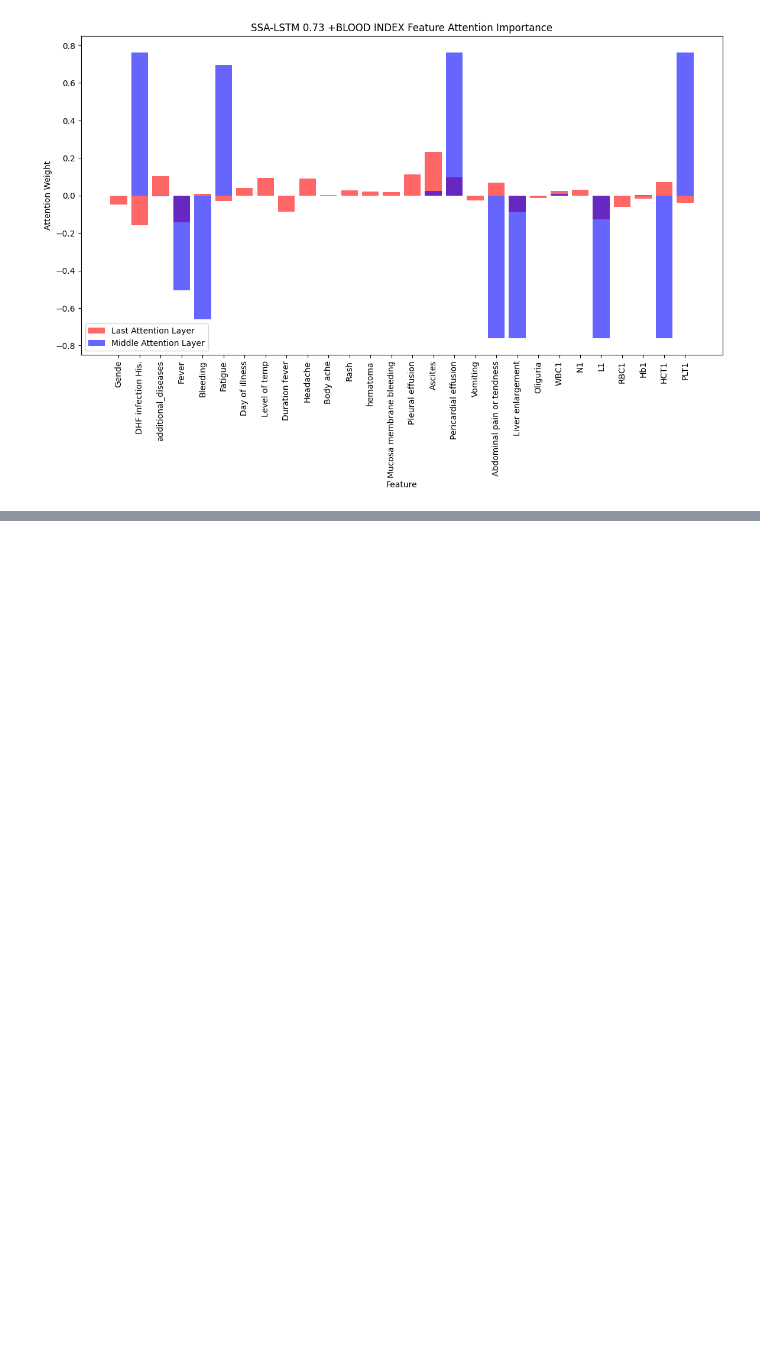
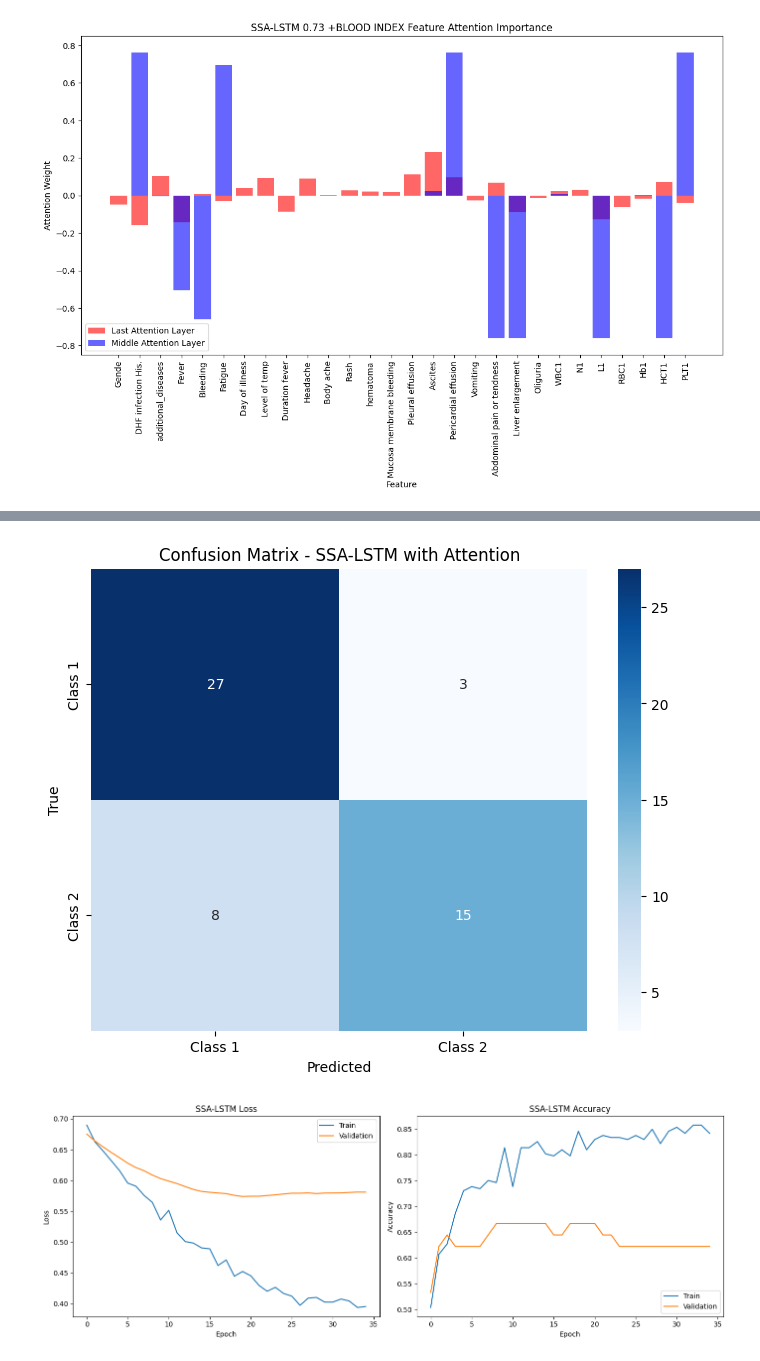
Before and after one commit to khnam-ng/SevereDengueFever, a Jupyter notebook: notebooks/LSTM.ipynb, the cells around one changed output, grey strips where cells are left out. Cells and saved outputs as stored; diff of their text form; code cells hidden in the pictures; blank space fills up the shorter version.

Commit message:
update(LSTM): finish SA-LSTM and SSA-LSTM

```diff
--- a/notebooks/LSTM.ipynb
+++ b/notebooks/LSTM.ipynb
@@ -1775,0 +1944,7 @@ Average Feature Attention: [[-0.04739723 -0.15779293  0.10361204 -0.14426099  0.
+# %%
+bl_arr = np.delete(bl_arr, zero_indices, axis=0)
+alt_arr = np.delete(alt_arr, zero_indices, axis=0)
+symptoms_arr = np.delete(df_set.to_numpy().astype(float), zero_indices, axis=0)
+Y = np.delete(Y, zero_indices, axis=0)
+
+print(symptoms_arr.shape, bl_arr.shape, alt_arr.shape,Y.shape)
@@ -1775,0 +1953,13 @@ Average Feature Attention: [[-0.04739723 -0.15779293  0.10361204 -0.14426099  0.
+# %%
+X = np.hstack((symptoms_arr, bl_arr, alt_arr))
+# X = np.hstack((symptoms_arr, bl_arr))
+# %%
+x_train, x_test, y_train, y_test = train_test_split(X, Y, train_size=0.85, random_state=15, stratify=Y)
+
+print('x_train shape: ', x_train.shape, 'y_train shape: ',  y_train.shape)
+print('x_test shape: ', x_test.shape, 'y_test shape: ',  y_test.shape)
+uniques, counts = np.unique(y_test, return_counts=True)
+print('percentage of classes: ',dict(zip(uniques, np.round(counts * 100 / len(y_test), 2))))
+
+uniques, counts = np.unique(y_train, return_counts=True)
+print('percentage of classes: ',dict(zip(uniques, np.round(counts * 100 / len(y_train), 2))))
@@ -1775,0 +2144,53 @@ Average Feature Attention: [[-0.04739723 -0.15779293  0.10361204 -0.14426099  0.
+# %%
+# Evaluate on test set
+test_results = model.evaluate(X_test_lstm, y_test_lstm, verbose=1)
+print(f"Test loss: {test_results[0]:.4f}")
+print(f"Test accuracy: {test_results[1]:.4f}")
+print(f"Test AUC: {test_results[2]:.4f}")
+# Make predictions
+y_pred_proba = model.predict(X_test_lstm, verbose=1)
+y_pred = (y_pred_proba > 0.5).astype(int).flatten()  # Flatten to ensure compatible shape
+# Make predictions
+# Classification report
+from sklearn.metrics import classification_report, confusion_matrix
+print("\nLSTM with Attention Classification Report:")
+print(classification_report(y_test_lstm, y_pred))
+
+
+
+# Plot confusion matrix
+import matplotlib.pyplot as plt
+import seaborn as sns
+
+cm = confusion_matrix(y_test_lstm, y_pred)
+plt.figure(figsize=(8, 6))
+sns.heatmap(cm, annot=True, fmt='d', cmap='Blues',
+            xticklabels=['Class 1', 'Class 2'],
+            yticklabels=['Class 1', 'Class 2'])
+plt.xlabel('Predicted')
+plt.ylabel('True')
+plt.title('Confusion Matrix - SSA-LSTM with Attention')
+plt.show()
+
+# Plot training history
+plt.figure(figsize=(14, 5))
+
+plt.subplot(1, 2, 1)
+plt.plot(history.history['loss'])
+plt.plot(history.history['val_loss'])
+plt.title('SSA-LSTM Loss')
+plt.ylabel('Loss')
+plt.xlabel('Epoch')
+plt.legend(['Train', 'Validation'], loc='upper right')
+
+plt.subplot(1, 2, 2)
+plt.plot(history.history['accuracy'])
+plt.plot(history.history['val_accuracy'])
+plt.title('SSA-LSTM Accuracy')
+plt.ylabel('Accuracy')
+plt.xlabel('Epoch')
+plt.legend(['Train', 'Validation'], loc='lower right')
+
+plt.tight_layout()
+plt.show()
+# %% [output]
@@ -1775,0 +2212,2 @@ Average Feature Attention: [[-0.04739723 -0.15779293  0.10361204 -0.14426099  0.
+[figure, added]
+[figure, added]
```
Also changed, not shown: parts of 25 cells of this notebook, 3 other files.
